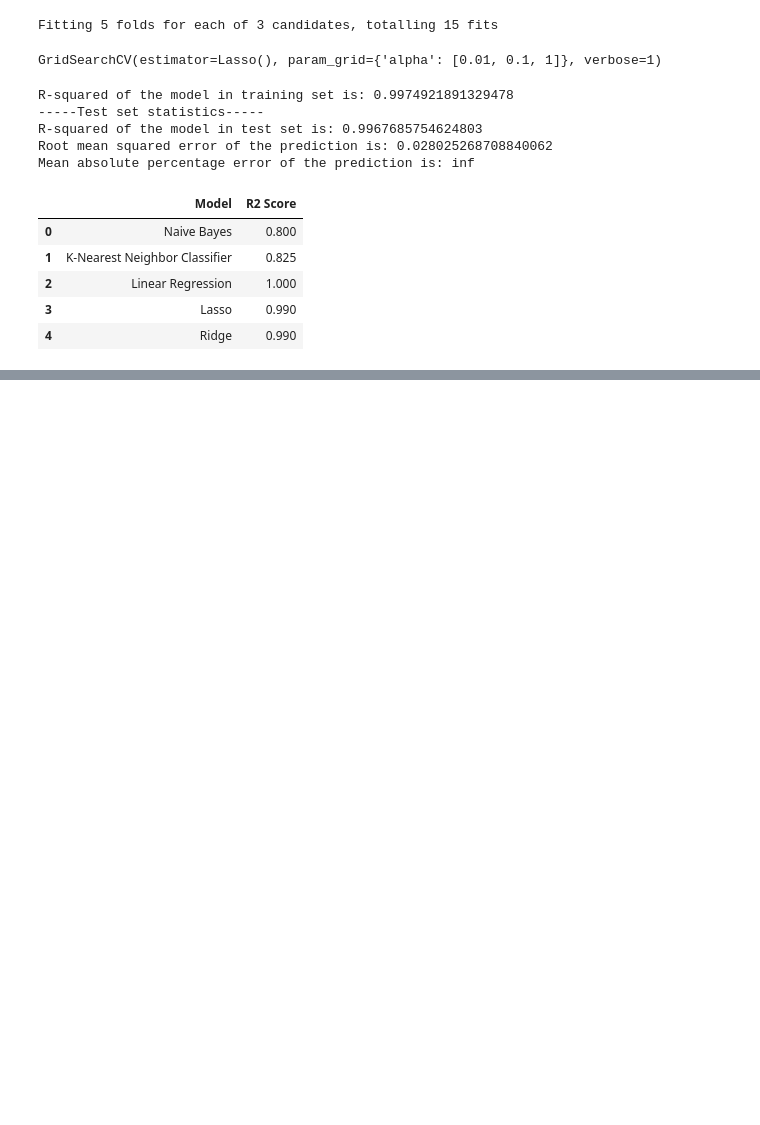
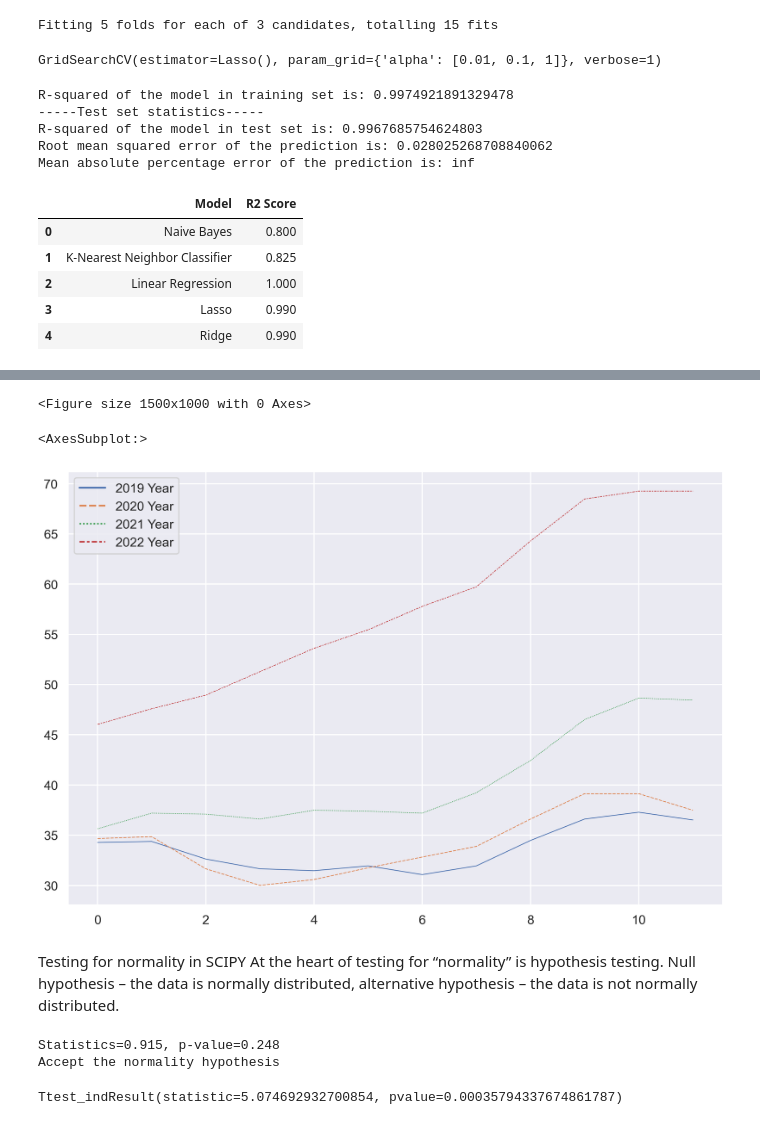
Before and after one commit to Alona-Aldushyna/CA_2, a Jupyter notebook: CA_2.ipynb, the cells around one changed output, grey strips where cells are left out. Cells and saved outputs as stored; diff of their text form; code cells hidden in the pictures; blank space fills up the shorter version.

```diff
--- a/CA_2.ipynb
+++ b/CA_2.ipynb
@@ -1554,0 +1862,4 @@ summary
+# %%
+df_milk = pd.read_excel('milk.xlsx')
+# looking at the dataset
+df_milk.head(12)
@@ -1554,0 +1910,26 @@ summary
+# %%
+plt.figure(figsize=(15,10))
+sns.lineplot(data=df_milk, estimator=None, lw=1)
+
+# The graph visually shows how much milk prices have changed in 2022
+# %% [output]
+<Figure size 1500x1000 with 0 Axes>
+<AxesSubplot:>
+[figure, added]
+# %% [markdown]
+Testing for normality in SCIPY At the heart of testing for “normality” is hypothesis testing. Null hypothesis – the data is normally distributed, alternative hypothesis – the data is not normally distributed.
+# %%
+import scipy
+from scipy import stats
+
+stat, p = scipy.stats.shapiro(df_milk['2022 Year']) # Shapiro-Wilk test
+print('Statistics=%.3f, p-value=%.3f' % (stat, p))
+
+alpha = 0.05
+if p > alpha:
+    print('Accept the normality hypothesis')
+else:
+    print('Thus, the null hypothesis of having a normal distribution of the dataset is rejected.')
+# %% [output]
+Statistics=0.915, p-value=0.248
+Accept the normality hypothesis
@@ -1554,0 +1939,7 @@ summary
+# %%
+half = len(df_milk['2022 Year']) / 2
+sam1 = df_milk.loc[:half, '2022 Year']
+sam2 = df_milk.loc[half:, '2022 Year']
+scipy.stats.ttest_ind(sam2, sam1)
+# %% [output]
+Ttest_indResult(statistic=5.074692932700854, pvalue=0.00035794337674861787)
```
Also changed, not shown: parts of 110 cells of this notebook, 14 other files.
